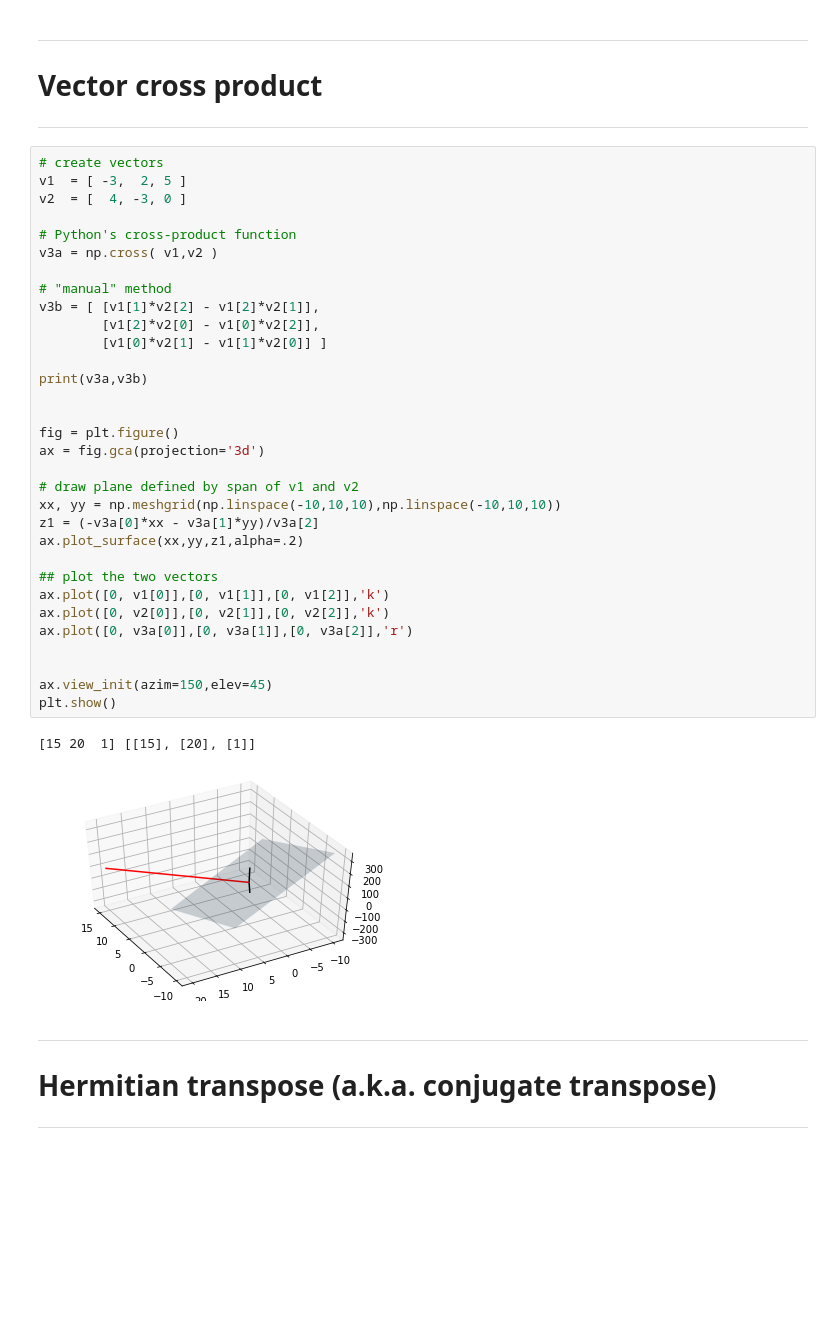
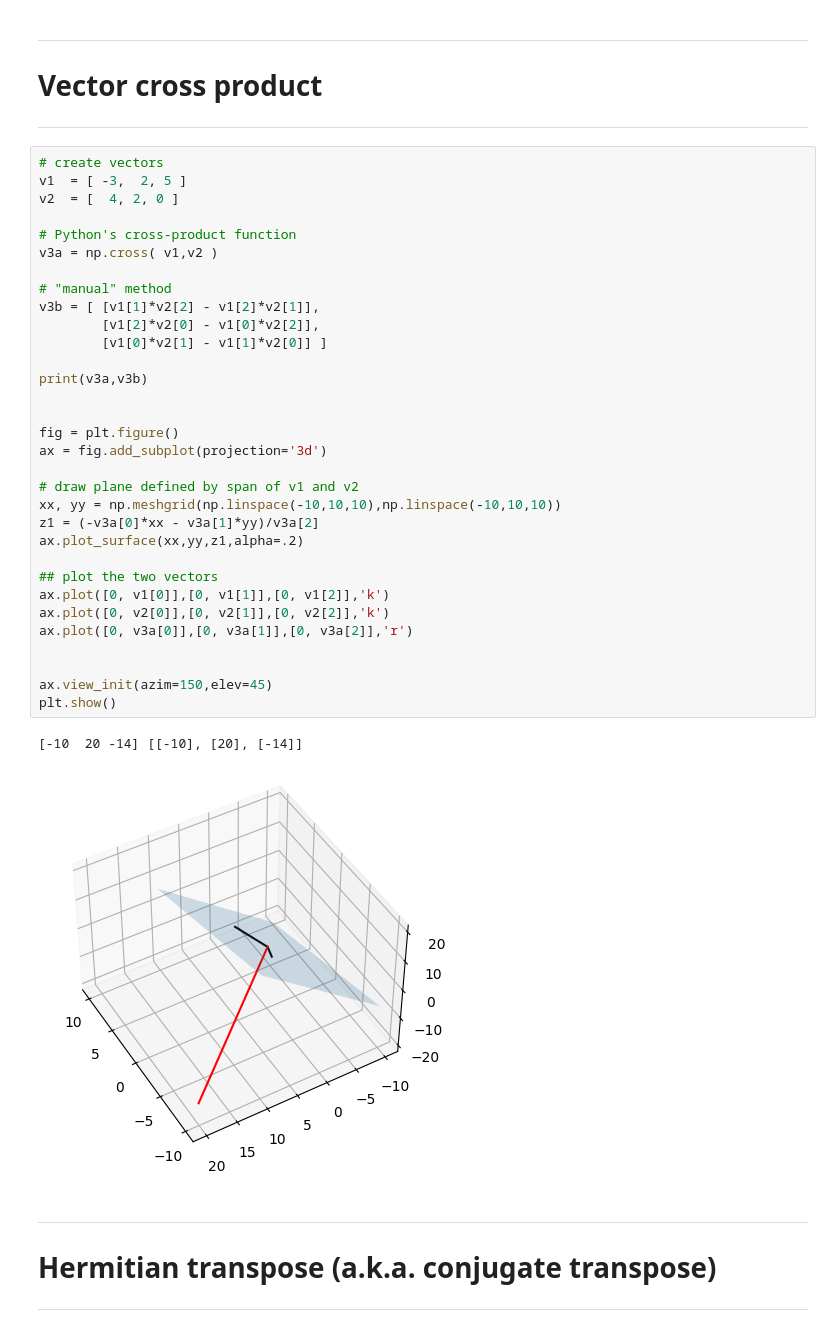
Before and after one commit to ravi0531rp/l-maths, a Jupyter notebook: a-lin-alg/a-lin-alg-code-ud/b-vectors/linalg_vectors.ipynb, the cells around one changed output. Saved outputs shown, nothing was run; the diff lists cells and outputs as text; blank space fills up the shorter version.

```diff
--- a/a-lin-alg/a-lin-alg-code-ud/b-vectors/linalg_vectors.ipynb
+++ b/a-lin-alg/a-lin-alg-code-ud/b-vectors/linalg_vectors.ipynb
@@ -292,38 +292,38 @@ print(op)
 # %%
 # create vectors
 v1  = [ -3,  2, 5 ]
-v2  = [  4, -3, 0 ]
+v2  = [  4, 2, 0 ]
 
 # Python's cross-product function
 v3a = np.cross( v1,v2 )
 
 # "manual" method
 v3b = [ [v1[1]*v2[2] - v1[2]*v2[1]],
         [v1[2]*v2[0] - v1[0]*v2[2]],
         [v1[0]*v2[1] - v1[1]*v2[0]] ]
 
 print(v3a,v3b)
 
 
 fig = plt.figure()
-ax = fig.gca(projection='3d')
+ax = fig.add_subplot(projection='3d')
 
 # draw plane defined by span of v1 and v2
 xx, yy = np.meshgrid(np.linspace(-10,10,10),np.linspace(-10,10,10))
 z1 = (-v3a[0]*xx - v3a[1]*yy)/v3a[2]
 ax.plot_surface(xx,yy,z1,alpha=.2)
 
 ## plot the two vectors
 ax.plot([0, v1[0]],[0, v1[1]],[0, v1[2]],'k')
 ax.plot([0, v2[0]],[0, v2[1]],[0, v2[2]],'k')
 ax.plot([0, v3a[0]],[0, v3a[1]],[0, v3a[2]],'r')
 
 
 ax.view_init(azim=150,elev=45)
 plt.show()
 # %% [output]
-[15 20  1] [[15], [20], [1]]
+[-10  20 -14] [[-10], [20], [-14]]
-[figure, old version]
+[figure, new version]
 # %% [markdown]
 
 ---
```
